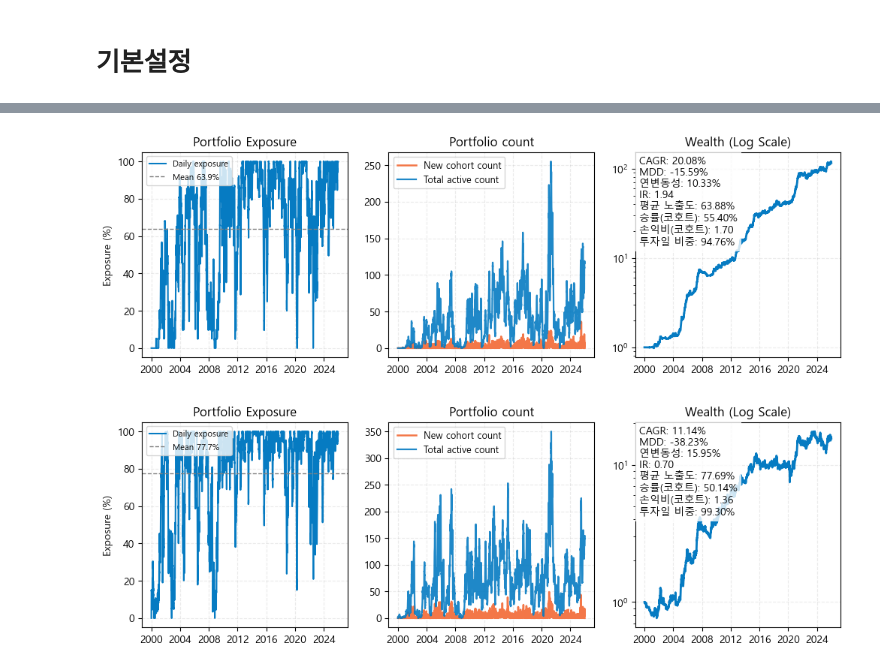
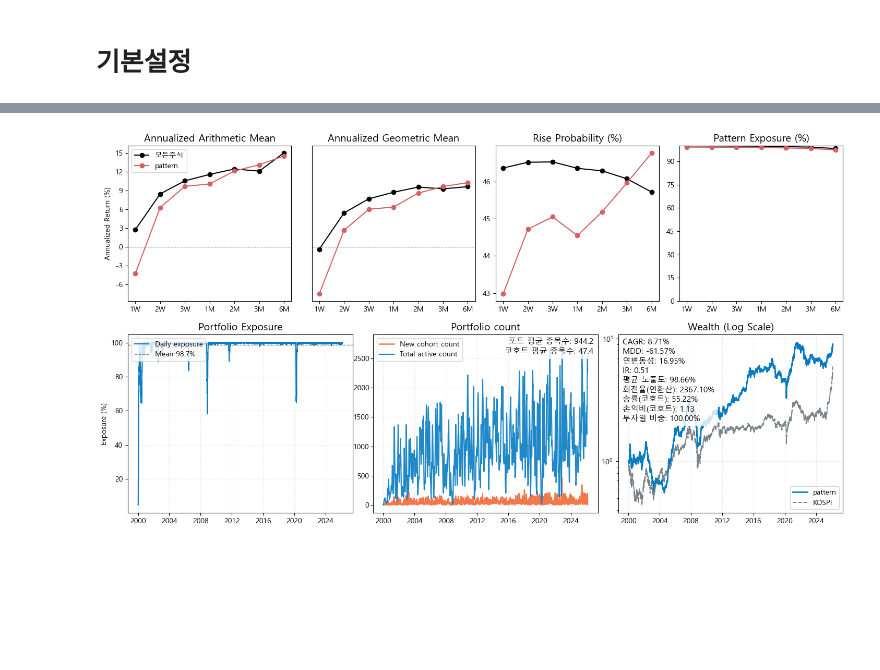
Before and after one commit to gem763/metricstudio, a Jupyter notebook: 실험 2026.03.13.ipynb, the cells around one changed output, grey strips where cells are left out. Cells and saved outputs as stored; diff of their text form; code cells hidden in the pictures; blank space fills up the shorter version.

```diff
--- a/실험 2026.03.13.ipynb
+++ b/실험 2026.03.13.ipynb
@@ -153,7 +18,0 @@ simul.plot()
-# %%
-simul = bt.run(
-    pattern="볼린저돌파 + 52주 고가 + 이평상향 + MFI상승 + 상대강도",
-    target_horizon=15,
-    trade_price_mode='당일종가'
-)
-simul.plot()
@@ -162,18 +19,21 @@ simul.plot()
-# %%
-simul = bt.run(
-    pattern="볼린저돌파 + 52주 고가 + 이평상향 + MFI상승 + 거래대금급증",
-    target_horizon=20,
-    trade_price_mode='당일종가'
-)
-simul.plot()
-# %% [output]
-[figure, removed]
-# %%
-simul = bt.run(
-    pattern="돌파후눌림 + 52주 고가 + 이평상향 + MFI상승",
-    target_horizon=20,
-    trade_price_mode='당일종가'
-)
-simul.plot()
-# %% [output]
-[figure, removed]
+# %%
+filter = Filter(market_cap=[5,6,7,8,9,10])#, liquidity=[1,2,3,4,5], order=['market_cap', 'liquidity'])
+
+bb = Bollinger(name='볼린저돌파').on(trigger='breakout_up', breakout_cooldown_days=1, bandwidth_max=0.1)
+uptrend = Trending(name='이평상향').on(trigger='ma_trend_up', window=200)
+mfi_high = MFI(name='MFI상승').on(trigger='above', threshold=50)
+high52w = High(name='52주 고가').on(window=240, threshold=0.90, stay_days=1)
+amt = AmountSurge(name='거래량급증').on(window=20, threshold=1.5)
+
+bb2 = Bollinger(name='볼린저돌파').on(trigger='breakout_up', breakout_cooldown_days=3, bandwidth_max=0.05)
+uptrend2 = Trending(name='이평상향').on(trigger='ma_trend_up', window=200)
+mfi_high2 = MFI(name='MFI상승').on(trigger='above', threshold=55)
+high52w2 = High(name='52주 고가').on(window=240, threshold=0.95, stay_days=1)
+amt2 = AmountSurge(name='거래량급증').on(window=20, threshold=2)
+# %%
+strat = bb.named('pattern')
+stats = bt.analyze(strat)
+simul = bt.run(pattern="pattern", target_horizon=20, trade_price_mode='당일종가')
+stats.plot_with_simulator(simul, annualized=True, show_kospi=True, hspace=0.2, wspace=0.5)
+# %% [output]
+[figure, added]
```
Also changed, not shown: parts of 21 cells of this notebook, 11 other files.
